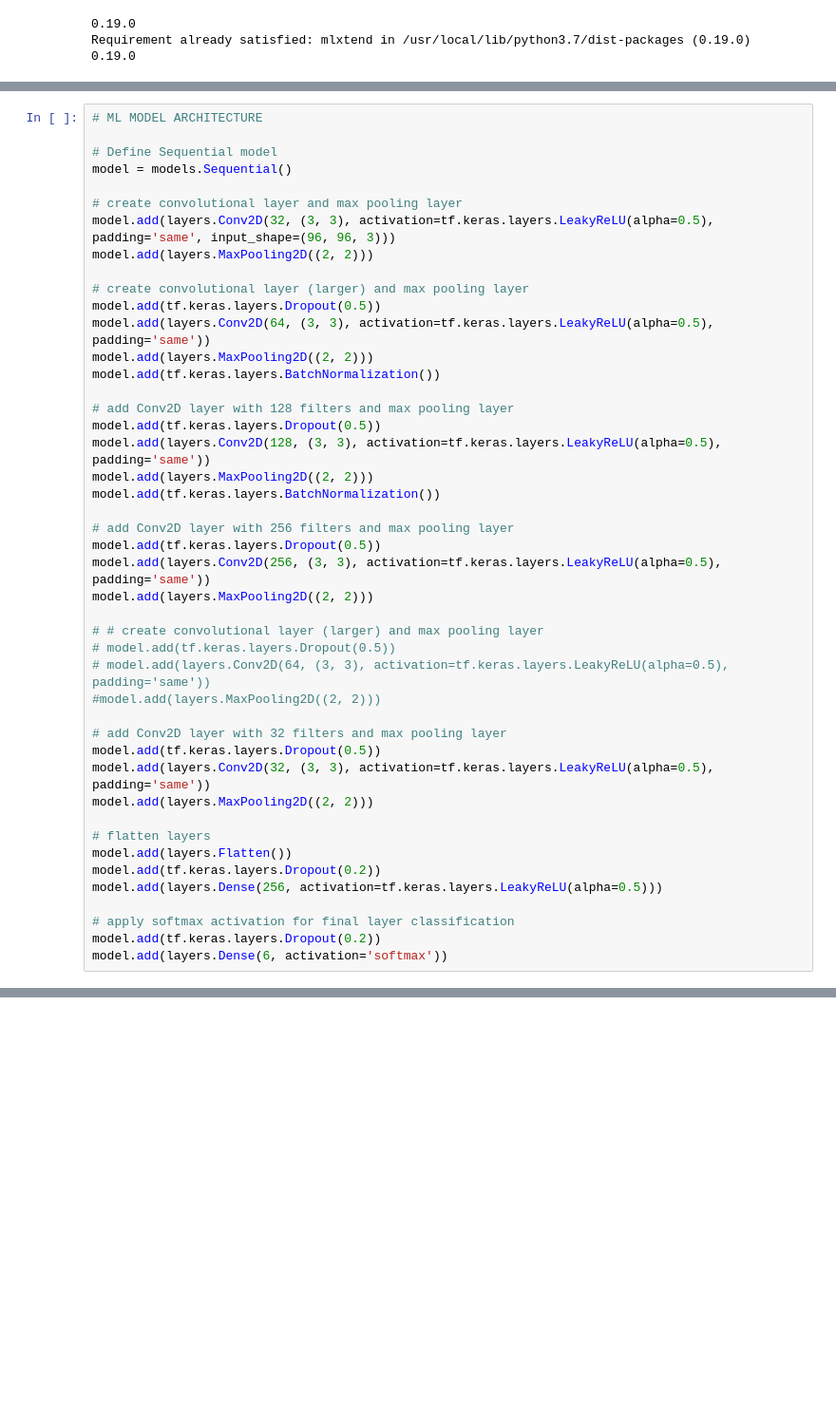
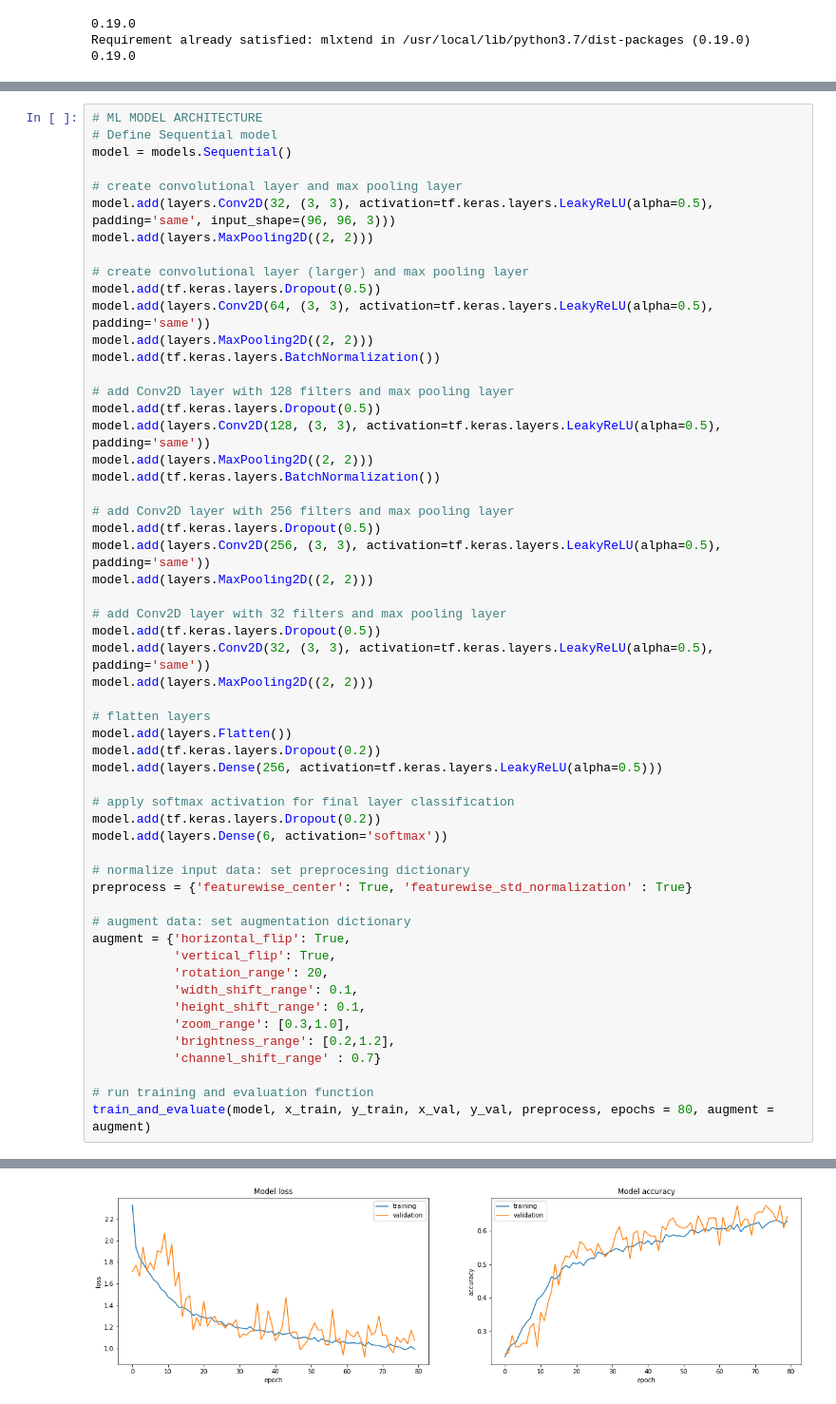
Before and after one commit to JeKo2022/apple-tree-disease, a Jupyter notebook: Milestone3_MLP.ipynb, the cells around one changed output, grey strips where cells are left out. Shown at 95% size. Saved outputs shown, nothing was run; the diff lists cells and outputs as text; blank space fills up the shorter version.

```diff
--- a/Milestone3_MLP.ipynb
+++ b/Milestone3_MLP.ipynb
@@ -190,7 +174,6 @@ labels = np.array(labels)
 x_train, x_val, y_train, y_val = train_test_split(images, labels, test_size = 0.3, random_state=42)
 # %%
 # ML MODEL ARCHITECTURE
-
 # Define Sequential model
 model = models.Sequential()
 
@@ -215,11 +198,6 @@ model.add(tf.keras.layers.Dropout(0.5))
 model.add(layers.Conv2D(256, (3, 3), activation=tf.keras.layers.LeakyReLU(alpha=0.5), padding='same'))
 model.add(layers.MaxPooling2D((2, 2)))
 
-# # create convolutional layer (larger) and max pooling layer
-# model.add(tf.keras.layers.Dropout(0.5))
-# model.add(layers.Conv2D(64, (3, 3), activation=tf.keras.layers.LeakyReLU(alpha=0.5), padding='same'))
-#model.add(layers.MaxPooling2D((2, 2)))
-
 # add Conv2D layer with 32 filters and max pooling layer
 model.add(tf.keras.layers.Dropout(0.5))
 model.add(layers.Conv2D(32, (3, 3), activation=tf.keras.layers.LeakyReLU(alpha=0.5), padding='same'))
@@ -233,3 +211,20 @@ model.add(layers.Dense(256, activation=tf.keras.layers.LeakyReLU(alpha=0.5)))
 # apply softmax activation for final layer classification
 model.add(tf.keras.layers.Dropout(0.2))
 model.add(layers.Dense(6, activation='softmax'))
+
+# normalize input data: set preprocesing dictionary
+preprocess = {'featurewise_center': True, 'featurewise_std_normalization' : True}
+
+# augment data: set augmentation dictionary
+augment = {'horizontal_flip': True,
+           'vertical_flip': True,
+           'rotation_range': 20,
+           'width_shift_range': 0.1,
+           'height_shift_range': 0.1,
+           'zoom_range': [0.3,1.0],
+           'brightness_range': [0.2,1.2],
+           'channel_shift_range' : 0.7}
+
+# run training and evaluation function
+train_and_evaluate(model, x_train, y_train, x_val, y_val, preprocess, epochs = 80, augment = augment)
+# %% [output]
@@ -235,0 +248 @@ model.add(layers.Dense(6, activation='softmax'))
+[figure, added]
```
Also changed, not shown: parts of 39 cells of this notebook.
